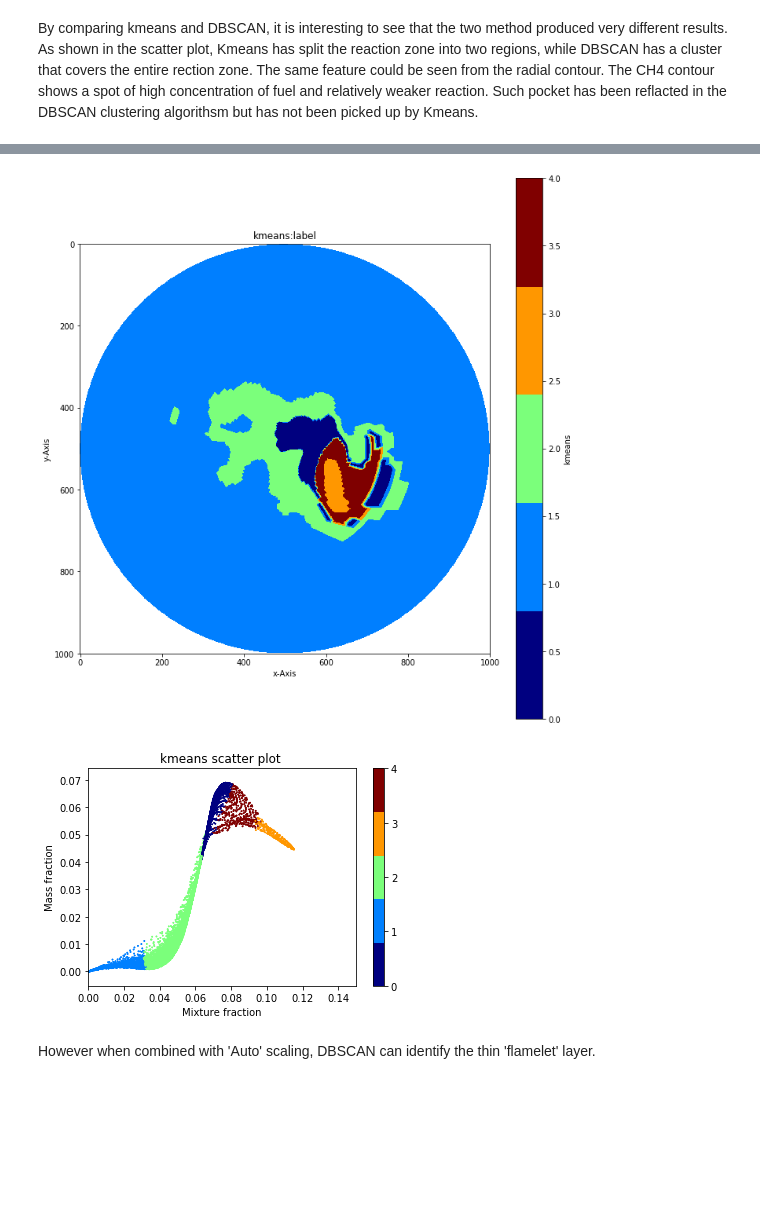
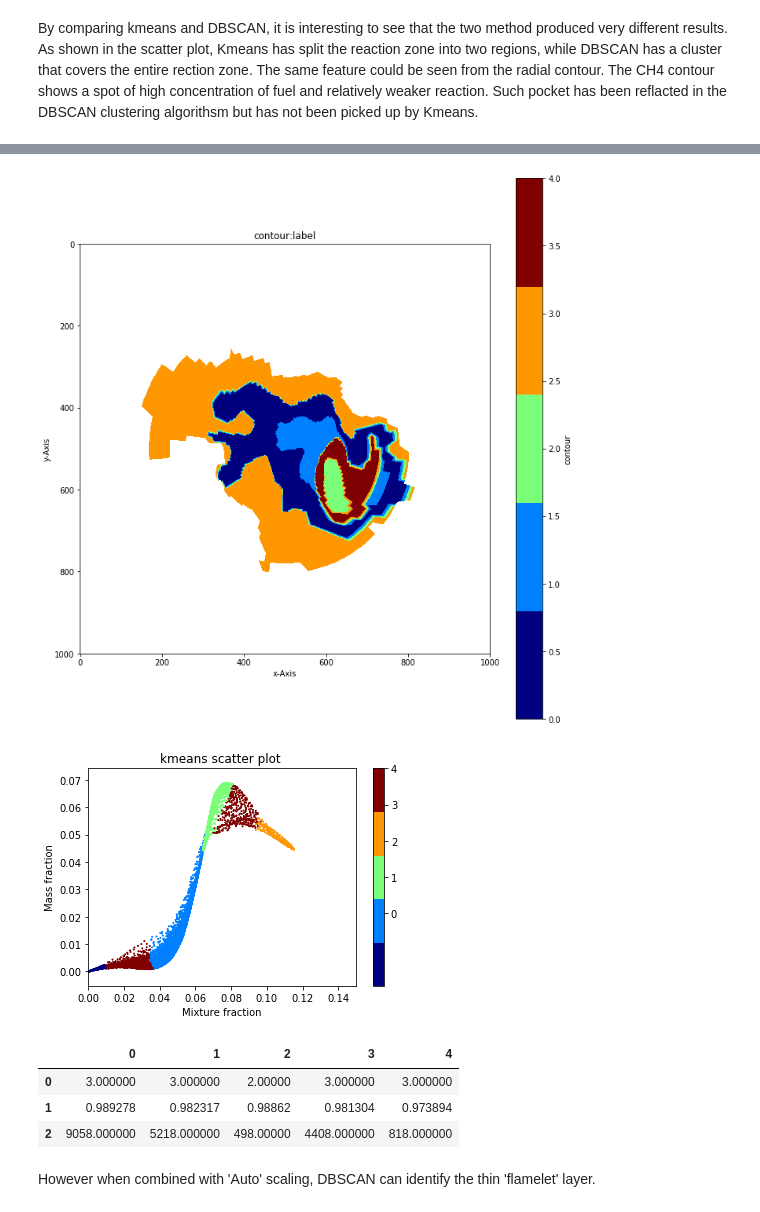
Before and after one commit to mhansinger/Clustering_combustion, a Jupyter notebook: combustionClustering.ipynb, the cells around one changed output, grey strips where cells are left out. Saved outputs shown, nothing was run; the diff lists cells and outputs as text; code cells hidden in the pictures; blank space fills up the shorter version.

```diff
--- a/combustionClustering.ipynb
+++ b/combustionClustering.ipynb
@@ -82,14 +103,22 @@ scaling the data before clustering will affect the results. Using 'Auto' scaling
 # %%
 from data_clustering import data_scaling
+data_name = 'plane_yz_50.csv'
+df, mesh = read_data(data_name)
 dsc = data_scaling(df,'Auto')
 kmeans = KMeans(n_clusters=5, random_state=42)
-plot_cluster(data_name,mesh, dsc, kmeans,method='kmeans')
-df['label']=dsc['label']
+df,cmap,cluster = clustering(df,dsc,kmeans)
+plot_contour(data_name, mesh, df['label'], mask=df['f_Bilger'] < 0.01,cmap=cmap)
 plot_scatter(df, 'CO',method='kmeans')
-kmeans_label=dsc['label'].copy()
+kmeans_label_r=df['label'].copy()
+df_r=df.copy()
+cluster.head()
 # %% [output]
-[figure, old version]
+[figure, new version]
-[figure, old version]
+[figure, new version]
+|  | 0 | 1 | 2 | 3 | 4 |
+| 0 | 3.000000 | 3.000000 | 2.00000 | 3.000000 | 3.000000 |
+| 1 | 0.989278 | 0.982317 | 0.98862 | 0.981304 | 0.973894 |
+| 2 | 9058.000000 | 5218.000000 | 498.00000 | 4408.000000 | 818.000000 |
 # %% [markdown]
 However when combined with 'Auto' scaling, DBSCAN can identify the thin 'flamelet' layer.
 # %%
```
Also changed, not shown: parts of 24 cells of this notebook, 1 other file.
